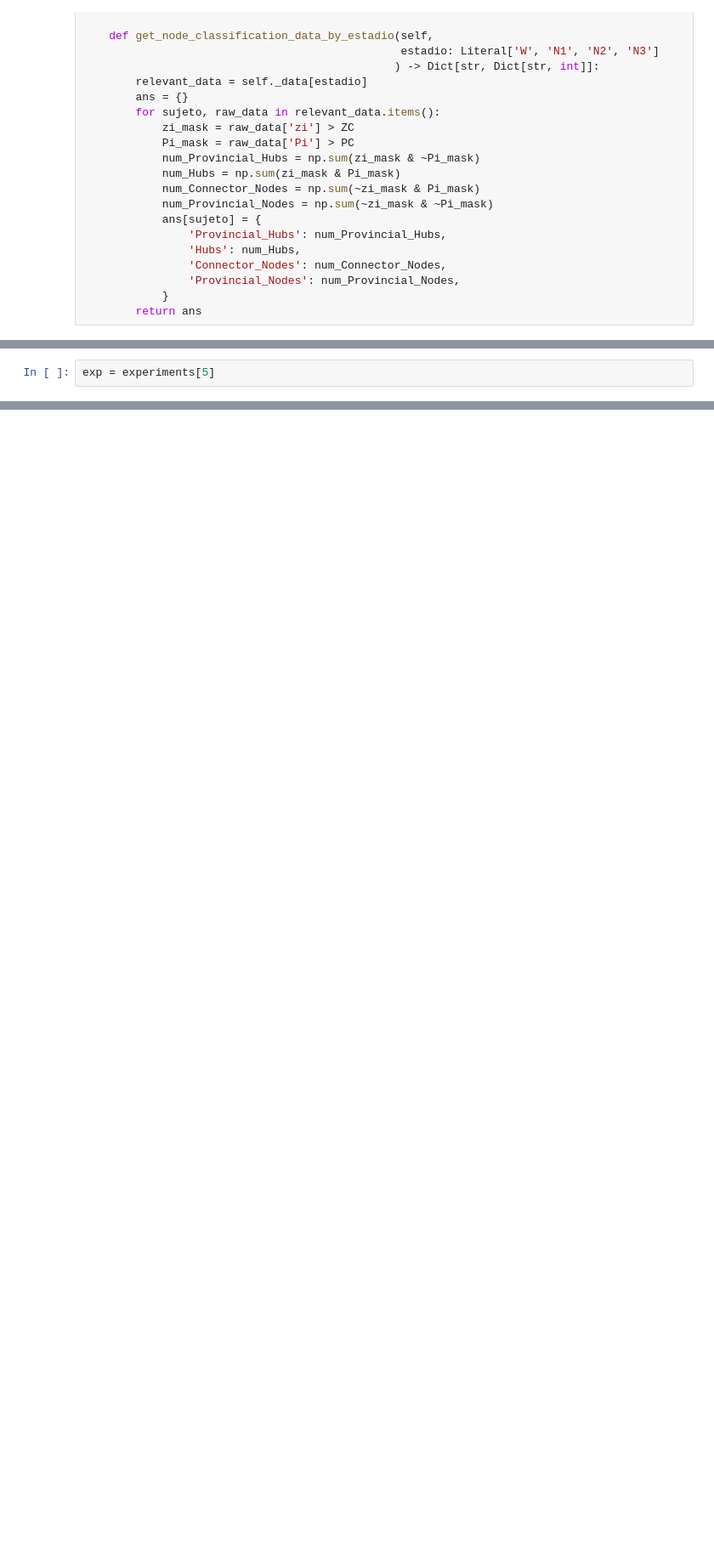
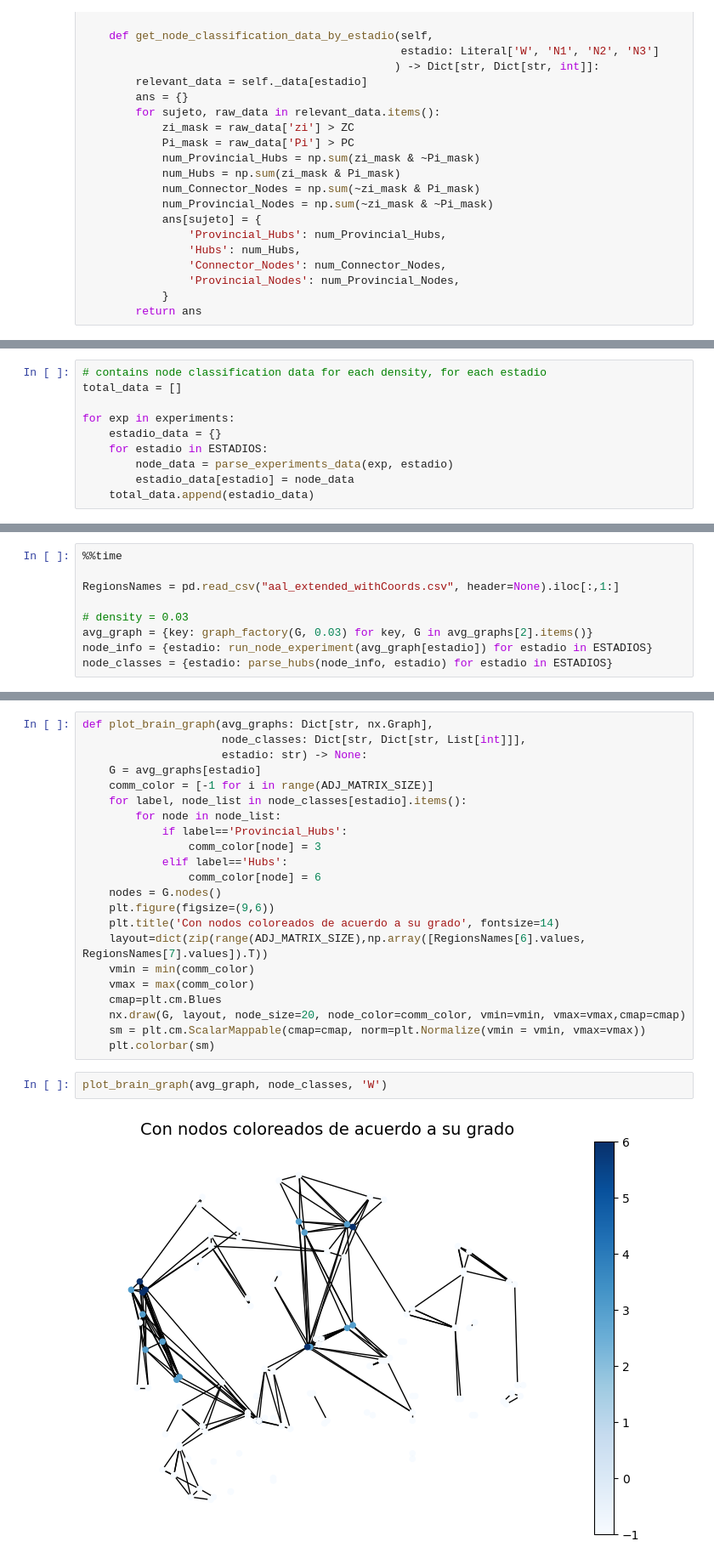
Before and after one commit to Nesterov-iurii/DMCyT, a Jupyter notebook: TP2_opc3.ipynb, the cells around one changed output, grey strips where cells are left out. Shown at 85% size. Drawn from its saved outputs; the diff is of its cells as text; blank space fills up the shorter version.

```diff
--- a/TP2_opc3.ipynb
+++ b/TP2_opc3.ipynb
@@ -172,2 +171,0 @@ Wall time: 20.3 s
-# %%
-exp = experiments[5]
@@ -197,0 +238,10 @@ avg_graphs[0]['W'].shape
+# %%
+# contains node classification data for each density, for each estadio
+total_data = []
+
+for exp in experiments:
+    estadio_data = {}
+    for estadio in ESTADIOS:
+        node_data = parse_experiments_data(exp, estadio)
+        estadio_data[estadio] = node_data
+    total_data.append(estadio_data)
@@ -197,0 +358,9 @@ avg_graphs[0]['W'].shape
+# %%
+%%time
+
+RegionsNames = pd.read_csv("aal_extended_withCoords.csv", header=None).iloc[:,1:]
+
+# density = 0.03
+avg_graph = {key: graph_factory(G, 0.03) for key, G in avg_graphs[2].items()}
+node_info = {estadio: run_node_experiment(avg_graph[estadio]) for estadio in ESTADIOS}
+node_classes = {estadio: parse_hubs(node_info, estadio) for estadio in ESTADIOS}
@@ -197,0 +370,26 @@ avg_graphs[0]['W'].shape
+# %%
+def plot_brain_graph(avg_graphs: Dict[str, nx.Graph],
+                     node_classes: Dict[str, Dict[str, List[int]]],
+                     estadio: str) -> None:
+    G = avg_graphs[estadio]
+    comm_color = [-1 for i in range(ADJ_MATRIX_SIZE)]
+    for label, node_list in node_classes[estadio].items():
+        for node in node_list:
+            if label=='Provincial_Hubs':
+                comm_color[node] = 3
+            elif label=='Hubs':
+                comm_color[node] = 6
+    nodes = G.nodes()
+    plt.figure(figsize=(9,6))
+    plt.title('Con nodos coloreados de acuerdo a su grado', fontsize=14)
+    layout=dict(zip(range(ADJ_MATRIX_SIZE),np.array([RegionsNames[6].values, RegionsNames[7].values]).T))
+    vmin = min(comm_color)
+    vmax = max(comm_color)
+    cmap=plt.cm.Blues
+    nx.draw(G, layout, node_size=20, node_color=comm_color, vmin=vmin, vmax=vmax,cmap=cmap)
+    sm = plt.cm.ScalarMappable(cmap=cmap, norm=plt.Normalize(vmin = vmin, vmax=vmax))
+    plt.colorbar(sm)
+# %%
+plot_brain_graph(avg_graph, node_classes, 'W')
+# %% [output]
+[figure, added]
```
Also changed, not shown: parts of 16 cells of this notebook.
